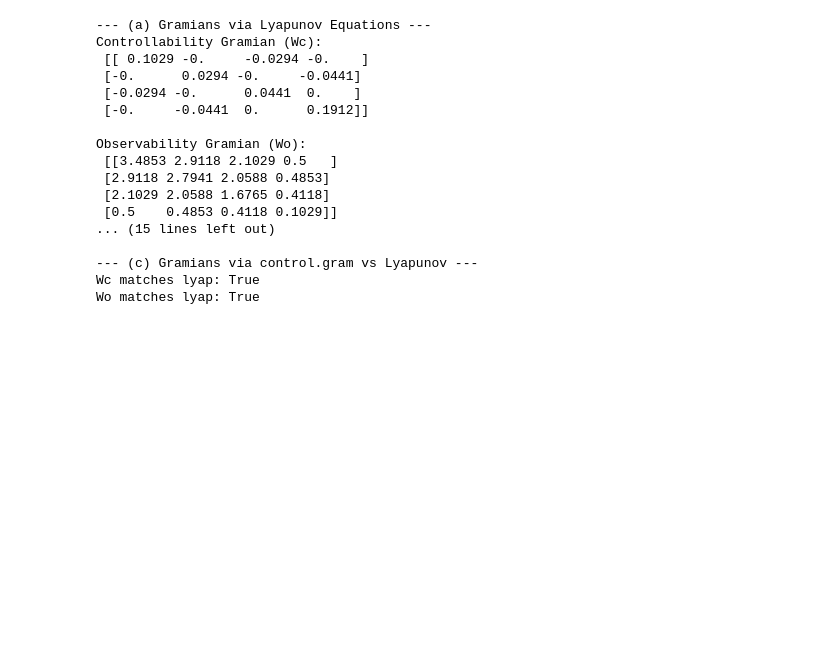
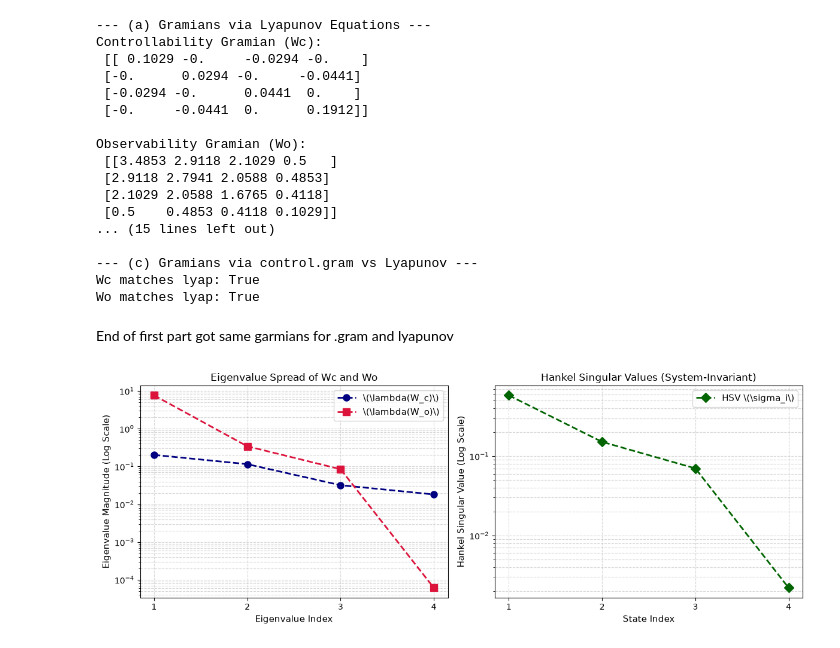
Before and after one commit to am25m005-design/Data_driven_modeling_second_hw, a Jupyter notebook: hw2.ipynb, the cells around one changed output. Drawn from its saved outputs; the diff is of its cells as text; code cells hidden in the pictures; blank space fills up the shorter version.

Commit message:
added some part of work till 3

```diff
--- a/hw2.ipynb
+++ b/hw2.ipynb
@@ -93,3 +106,74 @@ Observability Gramian (Wo):
 --- (c) Gramians via control.gram vs Lyapunov ---
 Wc matches lyap: True
 Wo matches lyap: True
+# %% [markdown]
+End of first part  got same garmians for .gram and lyapunov
+# %%
+
+
+# Eigenvalues of Wc and Wo (sorted descending)
+eig_Wc = np.sort(la.eigvalsh(Wc_lyap))[::-1]
+eig_Wo = np.sort(la.eigvalsh(Wo_lyap))[::-1]
+
+# Hankel Singular Values (HSVs)
+hsv = np.sort(np.sqrt(np.abs(la.eigvals(Wc_lyap @ Wo_lyap))))[::-1]
+
+
+# Part (a): Plot Eigenvalues on Logarithmic Scale
+fig, ax = plt.subplots(1, 2, figsize=(12, 4.5))
+
+idx = np.arange(1, 5)
+ax[0].semilogy(idx, eig_Wc, 'o--', color='navy', linewidth=2, markersize=8, label=r'\(\lambda(W_c)\)')
+ax[0].semilogy(idx, eig_Wo, 's--', color='crimson', linewidth=2, markersize=8, label=r'\(\lambda(W_o)\)')
+ax[0].set_xticks(idx)
+ax[0].set_xlabel("Eigenvalue Index", fontsize=11)
+ax[0].set_ylabel("Eigenvalue Magnitude (Log Scale)", fontsize=11)
+ax[0].set_title("Eigenvalue Spread of Wc and Wo", fontsize=12)
+ax[0].grid(True, which="both", ls="--", alpha=0.5)
+ax[0].legend(fontsize=11)
+
+ax[1].semilogy(idx, hsv, 'D--', color='darkgreen', linewidth=2, markersize=8, label=r'HSV \(\sigma_i\)')
+ax[1].set_xticks(idx)
+ax[1].set_xlabel("State Index", fontsize=11)
+ax[1].set_ylabel("Hankel Singular Value (Log Scale)", fontsize=11)
+ax[1].set_title("Hankel Singular Values (System-Invariant)", fontsize=12)
+ax[1].grid(True, which="both", ls="--", alpha=0.5)
+ax[1].legend(fontsize=11)
+
+plt.tight_layout()
+plt.show()
+
+print("--- Part (a): Eigenvalues & Condition Numbers ---")
+print(f"Eigenvalues of Wc: {eig_Wc}")
+print(f"Condition Number Wc (max/min): {eig_Wc[0]/eig_Wc[-1]:.2f}")
+print(f"\nEigenvalues of Wo: {eig_Wo}")
+print(f"Condition Number Wo (max/min): {eig_Wo[0]/eig_Wo[-1]:.2e}")
+print(f"\nHankel Singular Values: {hsv}")
+
+# ---------------------------------------------------------------------
+# Part (c): Similarity Transformation (State Rescaling)
+# ---------------------------------------------------------------------
+# Diagonal scaling matrix T
+T = np.diag([10.0, 1.0, 0.1, 0.01])
+
+# Transformed System
+A_bar = la.inv(T) @ A @ T
+B_bar = la.inv(T) @ B
+C_bar = C @ T
+
+# Solve Lyapunov equations for transformed system
+Wc_bar = la.solve_continuous_lyapunov(A_bar, -B_bar @ B_bar.T)
+Wo_bar = la.solve_continuous_lyapunov(A_bar.T, -C_bar.T @ C_bar)
+
+# Transformed Eigenvalues & Hankel Singular Values
+eig_Wc_bar = np.sort(la.eigvalsh(Wc_bar))[::-1]
+eig_Wo_bar = np.sort(la.eigvalsh(Wo_bar))[::-1]
+hsv_bar = np.sort(np.sqrt(np.abs(la.eigvals(Wc_bar @ Wo_bar))))[::-1]
+
+print("\n--- Part (c): State Rescaling Results ---")
+print("Eigenvalues of Wc_bar (Transformed):", eig_Wc_bar)
+print("Eigenvalues of Wo_bar (Transformed):", eig_Wo_bar)
+print(f"\nHankel Singular Values (Transformed): {hsv_bar}")
+print(f"Are Hankel Singular Values Invariant? {np.allclose(hsv, hsv_bar)}")
+# %% [output]
+[figure, added]
```
Also changed, not shown: parts of 6 cells of this notebook.
